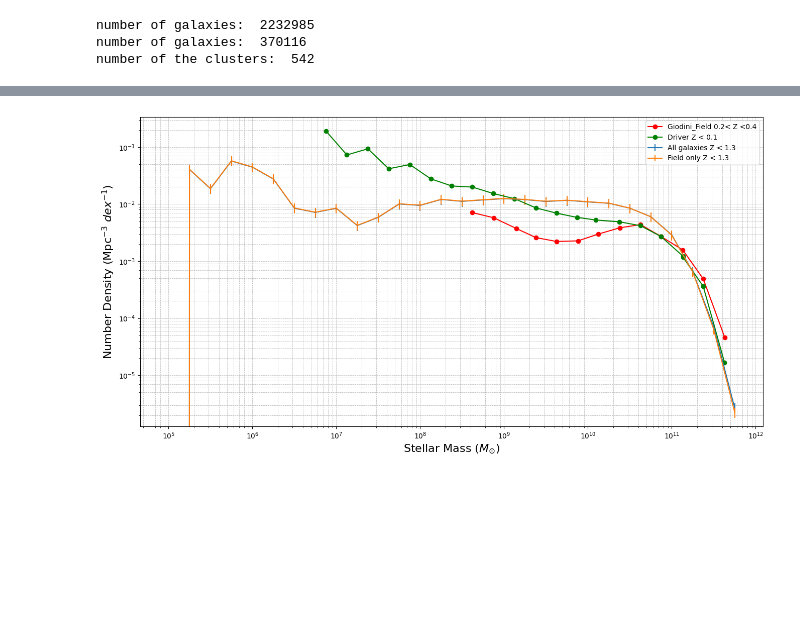
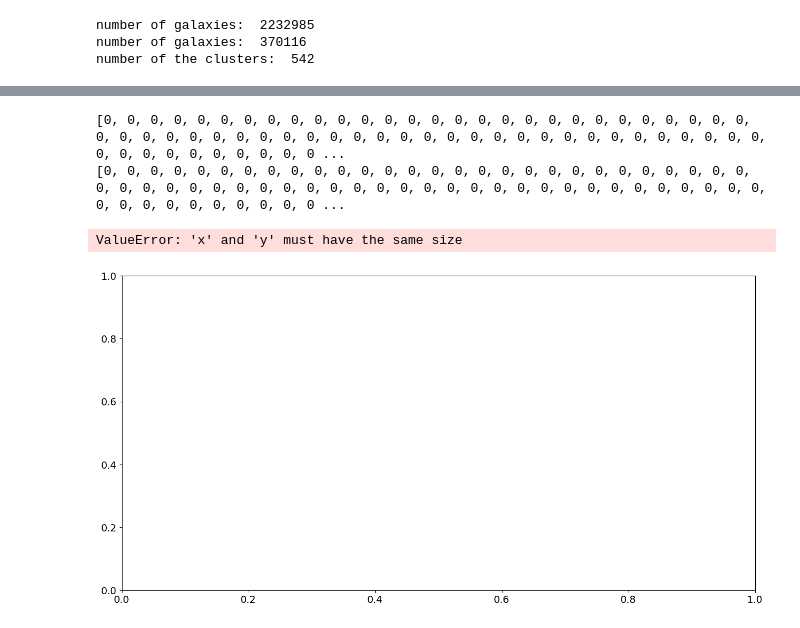
Before and after one commit to Safiye-Teymourzadeh/driver, a Jupyter notebook: erosita_DR1/test_of_matching.ipynb, the cells around one changed output, grey strips where cells are left out. Saved outputs shown, nothing was run; the diff lists cells and outputs as text; code cells hidden in the pictures; blank space fills up the shorter version.

Commit message:
mass to light ratio and the new GSMF

```diff
--- a/erosita_DR1/test_of_matching.ipynb
+++ b/erosita_DR1/test_of_matching.ipynb
@@ -31,3 +66,14 @@ number of the clusters:  542
+# %%
+# some parameters for plotting
+plt.rcParams.update({
+    'font.size': 14,           # Font size for text
+    'axes.titlesize': 16,      # Font size for axes titles
+    'axes.labelsize': 14,      # Font size for x and y labels
+    'xtick.labelsize': 14,     # Font size for x tick labels
+    'ytick.labelsize': 14,     # Font size for y tick labels
+    'legend.fontsize': 14,     # Font size for legend text
+    'figure.figsize': (20, 12), # Default figure size
+})
 # %%
 # Masks
 
@@ -37,7 +83,7 @@ sciencegkv_galaxy_mask = (
     (sciencegkv_galaxies_raw['duplicate'] == 0) &           # unique object
     (sciencegkv_galaxies_raw['mask'] == False) &
     (sciencegkv_galaxies_raw['starmask'] == False) &
-    (sciencegkv_galaxies_raw['Z'] < 1.304) &
+    (sciencegkv_galaxies_raw['Z'] < 0.4) &
     # (sciencegkv_galaxies_raw['Z'] <= 0.4) &
     # (sciencegkv_galaxies_raw['Z'] != -9.999) &
     # (sciencegkv_galaxies_raw['Z'] != 0) &
@@ -62,7 +108,7 @@ galaxy_mask = (
         # (galaxies_raw['Z'] <= 0.4) &
         (galaxies_raw['Z'] != 0) &
         (galaxies_raw['Z'] != -9.999) &
-        (galaxies_raw['Z'] < 1.304) &
+        (galaxies_raw['Z'] < 0.4) &
         (galaxies_raw['RAcen'] > 129.0) &
         (galaxies_raw['RAcen'] < 141.0) &
         (galaxies_raw['Deccen'] > -2.0) &
@@ -73,8 +119,8 @@ galaxy_mask = (
 # cluster masks
 cluster_mask = (
         ~np.isnan(clusters_raw['VDISP']) &  # mask clusters which don't have VDISP values
-        (clusters_raw['ZBEST'] <= 1.304) &
-        (clusters_raw['RA'] > 128.5007) &
+        (clusters_raw['ZBEST'] <= 0.4) &
+        (clusters_raw['RA'] > 129) &
         (clusters_raw['RA'] < 141.5) &
         (clusters_raw['DEC'] > -2.05) &
         (clusters_raw['DEC'] < 3.02)
@@ -217,44 +374,72 @@ Name: completeness, Length: 295, dtype: float64
+# %%
+cluster_df['distance'] = get_comoving_distance_from_redshift(cluster_df["z"])
+
+cluster_volumes_by_mass_bin = [get_cluster_volume_sum_from_mass(mass=mass, cluster_dataframe=cluster_df) for mass in MASS_BINS]
+cluster_volumes_by_mass_bin_low_redshift = [get_cluster_volume_sum_from_mass(mass=mass, cluster_dataframe=cluster_df, z_max=0.2) for mass in MASS_BINS]
+cluster_volumes_by_mass_bin_high_redshift = [get_cluster_volume_sum_from_mass(mass=mass, cluster_dataframe=cluster_df, z_min=0.2) for mass in MASS_BINS]
+
+print(cluster_volumes_by_mass_bin_high_redshift)
+print(cluster_volumes_by_mass_bin_low_redshift)
+# %% [output]
+[0, 0, 0, 0, 0, 0, 0, 0, 0, 0, 0, 0, 0, 0, 0, 0, 0, 0, 0, 0, 0, 0, 0, 0, 0, 0, 0, 0, 0, 0, 0, 0, 0, 0, 0, 0, 0, 0, 0, 0, 0, 0, 0, 0, 0, 0, 0, 0, 0, 0, 0, 0, 0, 0, 0, 0, 0, 0, 0, 0, 0, 0, 0, 0, 0, 0, 0 ...
+[0, 0, 0, 0, 0, 0, 0, 0, 0, 0, 0, 0, 0, 0, 0, 0, 0, 0, 0, 0, 0, 0, 0, 0, 0, 0, 0, 0, 0, 0, 0, 0, 0, 0, 0, 0, 0, 0, 0, 0, 0, 0, 0, 0, 0, 0, 0, 0, 0, 0, 0, 0, 0, 0, 0, 0, 0, 0, 0, 0, 0, 0, 0, 0, 0, 0, 0 ...
 # %%
 # Load the data from the CSV file
 giodini_field4_02_to_04 = '/home/farnoosh/Desktop/thesis/giodini_fig4_field_passive_02_04.csv'
 driver_fig12_z_less_than_01 = '/home/farnoosh/Desktop/thesis/driver_fig12_z_less_than0.1.csv'
 
 giodini_field_02_to_04 = pd.read_csv(giodini_field4_02_to_04, header=None, names=['x', 'y'])
 driver_fig12_01 = pd.read_csv(driver_fig12_z_less_than_01, header=None, names=['x', 'y'])
 
 # Sort the driver data by the x-values
 driver_fig12_01 = driver_fig12_01.sort_values(by='x')
 
 fig, ax = plt.subplots(figsize=(16, 8))
 
 ratio_of_field_galaxies = len(merged_galaxy_df[merged_galaxy_df["environment"] == "Field"]) / len(merged_galaxy_df)
 ratio_of_cluster_galaxies = len(merged_galaxy_df[merged_galaxy_df["environment"] == "ClusterMember"]) / len(merged_galaxy_df)
 
-plt.errorbar(
-    MASS_BINS[:-1],
-    mass_histogram_all_galaxies,
-    yerr=mass_histogram_all_galaxies_errors,
-    label='All galaxies Z < 1.3',
-)
+# some parameters for plotting
+plt.rcParams.update({
+    'font.size': 14,           # Font size for text
+    'axes.titlesize': 16,      # Font size for axes titles
+    'axes.labelsize': 14,      # Font size for x and y labels
+    'xtick.labelsize': 14,     # Font size for x tick labels
+    'ytick.labelsize': 14,     # Font size for y tick labels
+    'legend.fontsize': 14,     # Font size for legend text
+    'figure.figsize': (20, 12), # Default figure size
+})
 
 plt.errorbar(
     MASS_BINS[:-1],
-    mass_histogram_field_only / ratio_of_field_galaxies,
-    yerr=mass_histogram_field_only_errors / ratio_of_field_galaxies,
-    label='Field only Z < 1.3',
+    70*mass_histogram_all_galaxies,
+    yerr=70*mass_histogram_all_galaxies_errors,
+    label='All galaxies Z < 0.4',
 )
 
+# plt.errorbar(
+#     MASS_BINS[:-1],
+#     mass_histogram_field_only / ratio_of_field_galaxies,
+#     yerr=mass_histogram_field_only_errors / ratio_of_field_galaxies,
+#     label='Field only Z < 1.3',
+# )
+
+
+
 # Add the new data from the CSV file
-plt.plot(10**giodini_field_02_to_04['x'], giodini_field_02_to_04['y'] / (0.7**3), marker='o', color='red', linestyle='-', label='Giodini_Field 0.2< Z <0.4')
-plt.plot(driver_fig12_01['x'], driver_fig12_01['y'], marker='o', color='green', linestyle='-', label='Driver Z < 0.1')
+# plt.plot(10**giodini_field_02_to_04['x'], giodini_field_02_to_04['y'] / (0.7**3), marker='o', color='red', linestyle='-', label='Giodini_Field 0.2< Z <0.4')
+# plt.plot(driver_fig12_01['x'], 70*driver_fig12_01['y'], marker='o', color='gray', linestyle='-', label='Driver et al Z < 0.1')
 
 plt.xscale('log')
 plt.yscale('log')
 plt.xlabel('Stellar Mass ($M_{\odot}$)', fontsize=16)
 plt.ylabel('Number Density ($\mathrm{Mpc}^{-3} \ dex^{-1}$)', fontsize=16)
 # plt.xlim((10**9.5, 10**12))
+plt.ylim((10**-3.5, 10**2))
 plt.legend()
 ax.grid(True, which='both', linestyle='--', linewidth=0.5)
 plt.show()
+plt.savefig("GSMF_full_data_and_driver.png")
 # %% [output]
+ValueError: 'x' and 'y' must have the same size
-[figure, old version]
+[figure, new version]
```
Also changed, not shown: parts of 25 cells of this notebook, 9 other files.
